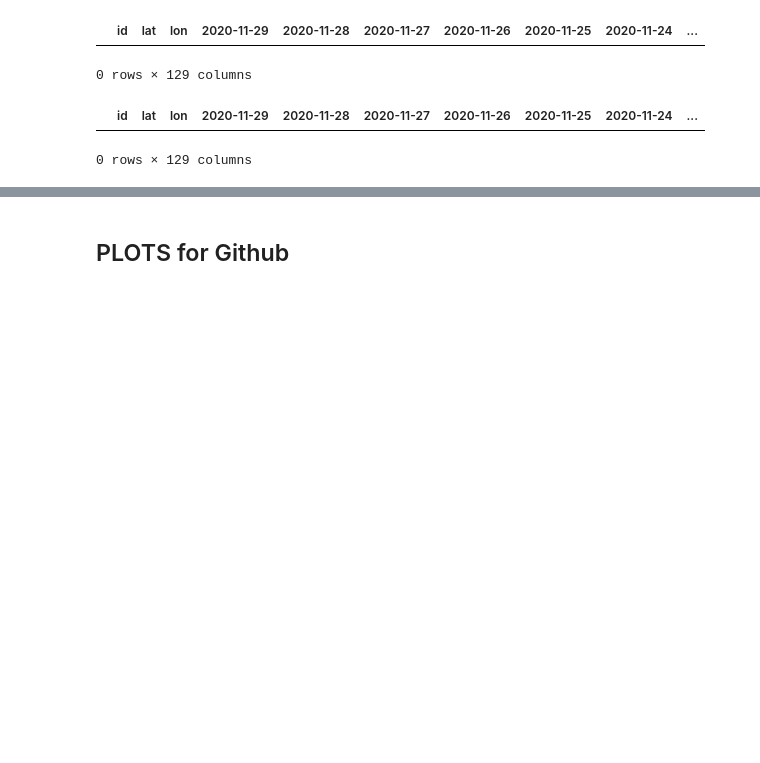
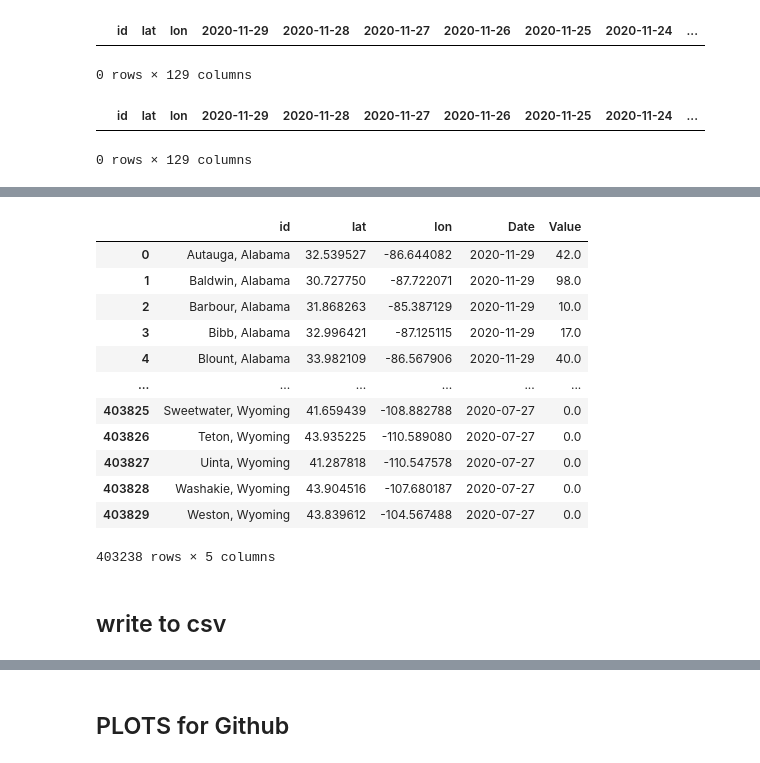
Before and after one commit to zdefne-usgs/covid_dashboard, a Jupyter notebook: covid_states.ipynb, the cells around one changed output, grey strips where cells are left out. Saved outputs shown, nothing was run; the diff lists cells and outputs as text; code cells hidden in the pictures; blank space fills up the shorter version.

Commit message:
remove data rows with no values

```diff
--- a/covid_states.ipynb
+++ b/covid_states.ipynb
@@ -439,4 +450,23 @@ dfm
 403830 rows × 5 columns
+# %%
+dfm=dfm.dropna(how='any')
+dfm
+# %% [output]
+|  | id | lat | lon | Date | Value |
+| 0 | Autauga, Alabama | 32.539527 | -86.644082 | 2020-11-29 | 42.0 |
+| 1 | Baldwin, Alabama | 30.727750 | -87.722071 | 2020-11-29 | 98.0 |
+| 2 | Barbour, Alabama | 31.868263 | -85.387129 | 2020-11-29 | 10.0 |
+| 3 | Bibb, Alabama | 32.996421 | -87.125115 | 2020-11-29 | 17.0 |
+| 4 | Blount, Alabama | 33.982109 | -86.567906 | 2020-11-29 | 40.0 |
+| ... | ... | ... | ... | ... | ... |
+| 403825 | Sweetwater, Wyoming | 41.659439 | -108.882788 | 2020-07-27 | 0.0 |
+| 403826 | Teton, Wyoming | 43.935225 | -110.589080 | 2020-07-27 | 0.0 |
+| 403827 | Uinta, Wyoming | 41.287818 | -110.547578 | 2020-07-27 | 0.0 |
+| 403828 | Washakie, Wyoming | 43.904516 | -107.680187 | 2020-07-27 | 0.0 |
+| 403829 | Weston, Wyoming | 43.839612 | -104.567488 | 2020-07-27 | 0.0 |
+403238 rows × 5 columns
+# %% [markdown]
+## write to csv
 # %%
 dfm.to_csv('US_covid_' + metric[0:4].lower() + '.csv', index=False)
 # %%
```
Also changed, not shown: parts of 21 cells of this notebook, 1 other file.
